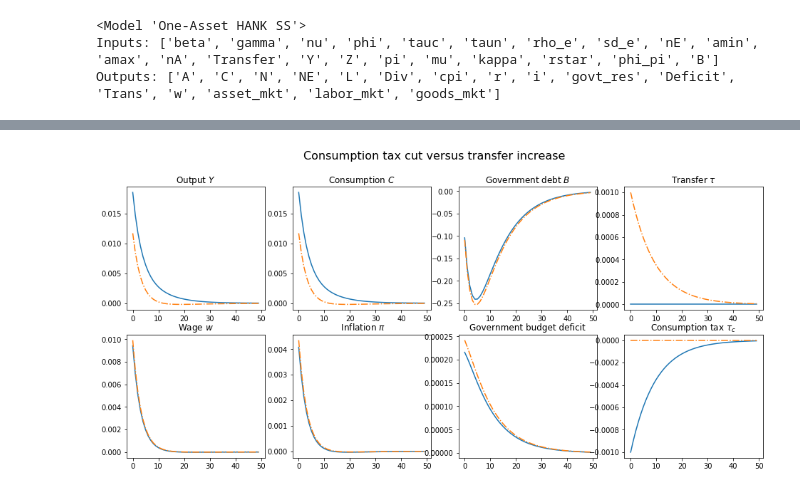
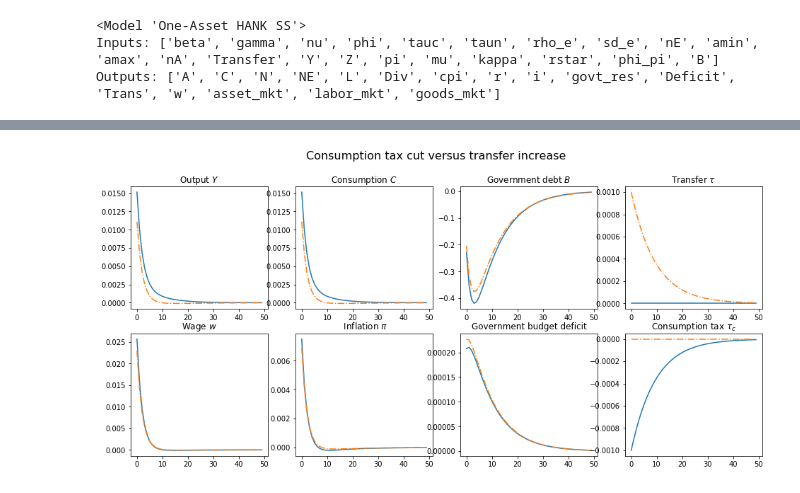
Before and after one commit to danmrc/sequence-jacobian, a Jupyter notebook: notebooks/1 Exogenous transfer + taxes.ipynb, the cells around one changed output, grey strips where cells are left out. Drawn from its saved outputs; the diff is of its cells as text; code cells hidden in the pictures.

Commit message:
Corrected some mistakes with steady state output

```diff
--- a/notebooks/1 Exogenous transfer + taxes.ipynb
+++ b/notebooks/1 Exogenous transfer + taxes.ipynb
@@ -65,9 +66,9 @@ def household(V_prime_p, a_grid, e_grid, r, w, T, beta, gamma, nu, phi, tauc, ta
     a[indexes_asset] = a_grid[0]
 
     if indexes_asset[0].size != 0 and indexes_asset[1].size !=0:
-        aa = np.zeros((indexes_asset[0].size)) + 1E-5
+        aa = np.zeros((indexes_asset[0].size)) + 1E-10 # was 1E-5
         rest = wel[indexes_asset[1]] - a_grid[0] + T[indexes_asset[0]]
-        bb = c[indexes_asset] + 0.5
+        bb = c[indexes_asset] + 0.5 + 100
         c[indexes_asset] = vec_bissection(lambda c : consumption(c,we[indexes_asset[0]],
                                                                  rest,gamma,nu,phi,tauc,taun),aa,bb)
         n[indexes_asset] = ((1 - taun) * we[indexes_asset[0]]
@@ -163,8 +164,8 @@ print(f"Outputs: {hank_ss.outputs}")
 Inputs: ['beta', 'gamma', 'nu', 'phi', 'tauc', 'taun', 'rho_e', 'sd_e', 'nE', 'amin', 'amax', 'nA', 'Transfer', 'Y', 'Z', 'pi', 'mu', 'kappa', 'rstar', 'phi_pi', 'B']
 Outputs: ['A', 'C', 'N', 'NE', 'L', 'Div', 'cpi', 'r', 'i', 'govt_res', 'Deficit', 'Trans', 'w', 'asset_mkt', 'labor_mkt', 'goods_mkt']
 # %%
-calibration = {'gamma': 1.0, 'nu': 0.2, 'rho_e': 0.966, 'sd_e': 0.5, 'nE': 7,
-               'amin': 0, 'amax': 150, 'nA': 500, 'Y': 1.0, 'Z': 1.0, 'pi': 0.0,
+calibration = {'gamma': 1.0, 'nu': 2.0, 'rho_e': 0.966, 'sd_e': 0.92, 'nE': 8,
+               'amin': 0, 'amax': 200, 'nA': 500, 'Y': 1.0, 'Z': 1.0, 'pi': 0.0,
                'mu': 1.2, 'kappa': 0.1, 'rstar': 0.005, 'phi_pi': 0.0, 'B': 6.0,
                'tauc': 0.1, 'taun': 0.036}
 
@@ -215,7 +251,7 @@ dw = [G['w']['rstar'] @ drstar, G['w']['tauc'] @ dtauc, G['w']['Transfer'] @ dts
 dP = [G['pi']['rstar'] @ drstar, G['pi']['tauc'] @ dtauc, G['pi']['Transfer'] @ dtstar]
 dp = [G['cpi']['rstar'] @ drstar, G['cpi']['tauc'] @ dtauc, G['cpi']['Transfer'] @ dtstar]
 dr = [G['r']['rstar'] @ drstar, G['r']['tauc'] @ dtauc, G['r']['Transfer'] @ dtstar]
-dD = [G['Deficit']['rstar'] @ drstar, G['Deficit']['tauc'] @ dtauc, G['Deficit']['Transfer'] @ dtstar]
+#dD = [G['Deficit']['rstar'] @ drstar, G['Deficit']['tauc'] @ dtauc, G['Deficit']['Transfer'] @ dtstar]
 dd = [G['Div']['rstar'] @ drstar, G['Div']['tauc'] @ dtauc, G['Div']['Transfer'] @ dtstar]
 dT = [np.zeros(T), np.zeros(T), G['Trans']['Transfer'] @ dtstar]
 di = [G['i']['rstar'] @ drstar, np.zeros(T), np.zeros(T)]
@@ -226,27 +262,27 @@ fig.suptitle('Consumption tax cut versus transfer increase', size=16)
 
 ax[0, 0].set_title(r'Output $Y$')
 #l1, = ax[0, 0].plot(dY[0][:50, :])
-l1, = ax[0, 0].plot(dY[1][:50, :] * ss0['Y'])
-l2, = ax[0, 0].plot(dY[2][:50, :] * ss0['Y'],'-.')
+l1, = ax[0, 0].plot(dY[1][:50, :] * ss['Y'])
+l2, = ax[0, 0].plot(dY[2][:50, :] * ss['Y'],'-.')
 
 ax[0, 1].set_title(r'Consumption $C$')
 #ax[0, 1].plot(dC[0][:50, :])
-ax[0, 1].plot(dC[1][:50, :] * ss0['C'])
-ax[0, 1].plot(dC[2][:50, :] * ss0['C'],'-.')
+ax[0, 1].plot(dC[1][:50, :] * ss['C'])
+ax[0, 1].plot(dC[2][:50, :] * ss['C'],'-.')
 
 ax[0, 2].set_title(r'Government debt $B$')
 #ax[0, 2].plot(dB[0][:50, :])
-ax[0, 2].plot(dB[1][:50, :] * ss0['A'])
-ax[0, 2].plot(dB[2][:50, :] * ss0['A'],'-.')
+ax[0, 2].plot(dB[1][:50, :] * ss['A'])
+ax[0, 2].plot(dB[2][:50, :] * ss['A'],'-.')
 
 ax[0, 3].set_title(r'Transfer $\tau$')
 ax[0, 3].plot(np.zeros(50))
-ax[0, 3].plot(dT[2][:50, :] * ss0['Trans'],'-.')
+ax[0, 3].plot(dT[2][:50, :] * ss['Trans'],'-.')
 
 ax[1, 0].set_title(r'Wage $w$')
 #ax[1, 0].plot(dw[0][:50, :])
-ax[1, 0].plot(dw[1][:50, :] * ss0['w'])
-ax[1, 0].plot(dw[2][:50, :] * ss0['w'],'-.')
+ax[1, 0].plot(dw[1][:50, :] * ss['w'])
+ax[1, 0].plot(dw[2][:50, :] * ss['w'],'-.')
 
 ax[1, 1].set_title(r' Inflation $\pi$')
 #ax[1, 1].plot(dP[0][:50, :])
@@ -260,64 +296,78 @@ ax[1, 1].plot(dP[2][:50, :],'-.')
 
 ax[1, 2].set_title(r'Government budget deficit')
 #ax[1, 2].plot(dD[0][:50, :])
-ax[1, 2].plot(-dD[1][:50, :] * ss0['Deficit'])
-ax[1, 2].plot(-dD[2][:50, :] * ss0['Deficit'],'-.')
+ax[1, 2].plot(-dD[1][:50, :] * ss['Deficit'])
+ax[1, 2].plot(-dD[2][:50, :] * ss['Deficit'],'-.')
 
 ax[1, 3].set_title(r'Consumption tax $\tau_c$')
-ax[1, 3].plot(dtauc[:50] * ss0['tauc'])
+ax[1, 3].plot(dtauc[:50] * ss['tauc'])
 ax[1, 3].plot(np.zeros(50),'-.')
 plt.show()
 
+# Discounted cumulative sum
+#import torch
+#from torch_discounted_cumsum import discounted_cumsum_right
+#gamma = 0.99
+#x = torch.ones(1, T).cuda()
+#y = discounted_cumsum_right(x, gamma)
+#print(y)
+
 # Show difference between consumption tax and transfers
 dif = [['DIFFERENCE \u03C4c vs \u03C4','IMPACT RATIO','CUMULATIVE SUM'],
-      ['Shocks',np.ndarray.item(- (dtauc[:1] * ss0['tauc']) / (dT[2][:1, :] * ss0['Trans'])),
+      ['Shocks',np.ndarray.item(- (dtauc[:1] * ss['tauc']) / (dT[2][:1, :] * ss['Trans'])),
        - np.sum(dtauc) - np.sum(dT[2][:300])],
       ['Output',np.ndarray.item(dY[1][:1, :] / dY[2][:1, :]),
-       (np.sum(dY[1][:300, :]) - np.sum(dY[2][:300, :])) * ss0['Y'] * 1],
+       (np.sum(dY[1][:300, :]) - np.sum(dY[2][:300, :])) * ss['Y'] * 1],
       ['Consumption',np.ndarray.item(dC[1][:1, :] / dC[2][:1, :]), np.sum(dC[1][:300, :]) - np.sum(dC[2][:300, :])],
       ['Inflation',np.ndarray.item(dP[1][:1, :] / dP[2][:1, :]), np.sum(dP[1][:300, :]) - np.sum(dP[2][:300, :])],
       ['Wage',np.ndarray.item(dw[1][:1, :] / dw[2][:1, :]), np.sum(dw[1][:300, :]) - np.sum(dw[2][:300, :])],
       ['Deficit',np.ndarray.item(dD[1][:1, :] / dD[2][:1, :]), np.sum(dD[1][:300, :]) - np.sum(dD[2][:300, :])]]
 dash = '-' * 50
 for i in range(len(dif)):
     if i == 0:
         print(dash)
         print('{:<20s} {:^12s}  {:>15s}'.format(dif[i][0],dif[i][1],dif[i][2]))
         print(dash)
     else:
         print('{:<20s} {:^12.3f}  {:>15.3f}'.format(dif[i][0],dif[i][1],dif[i][2]))
 
 # Show steady state
-ss_param = [['Discount factor', ss0['beta'], 'Intertemporal elasticity', ss0['gamma']],
-        ['Labor supply elasticity', 1 / ss0['nu'], 'Labor supply disutility', ss0['phi']],
-        ['Goods substitutability', ss0['mu'] / (ss0['mu'] - 1) , 'Price markup', ss0['mu']],
-        ['Phillips curve slope', ss0['kappa'], 'Taylor rule inflation ', ss0['phi_pi']],
-        ['Consumption tax rate', ss0['tauc'], 'Labor tax rate', ss0['taun']]]
+ss_param = [['Discount factor', ss['beta'], 'Intertemporal elasticity', ss['gamma']],
+        ['Labor supply elasticity', 1 / ss['nu'], 'Labor supply disutility', ss['phi']],
+        ['Goods substitutability', ss['mu'] / (ss['mu'] - 1) , 'Price markup', ss['mu']],
+        ['Phillips curve slope', ss['kappa'], 'Taylor rule inflation ', ss['phi_pi']],
+        ['Consumption tax rate', ss['tauc'], 'Labor tax rate', ss['taun']]]
 
-ss_var = [['Output', ss0['N'] * ss0['Z'], 'Government debt', ss0['A']],
-        ['Hours', ss0['N'], 'Transfers', ss0['Transfer']],
-        ['Consumption', ss0['C'], 'Dividends', ss0['Div']],
-        ['Wage', ss0['w'], 'Marginal cost', ss0['w'] / ss0['Z']],
-        ['Inflation', ss0['pi'], 'Consumption tax revenue', ss0['tauc'] * ss0['C']],
-        ['Nominal interest rate', ss0['r']*(1+ss0['pi']), 'Labor tax revenue', ss0['taun']*ss0['N']*ss0['w']],
-        ['Real interest rate', ss0['r'], 'Debt servicing  cost', ss0['r'] * ss0['A']]]
-ss_mkt = [['Bond market', ss0['asset_mkt'], 'Labor market', ss0['labor_mkt']],
-          ['Goods market (resid)', ss0['goods_mkt'], 'Government budget', ss0['govt_res']]]
+ss_var = [['Output', ss['Y'], 'Government debt', ss['A']],
+        ['Consumption', ss['C'], 'Transfers', ss['Transfer']],
+        ['Hours', ss['N'], 'Dividends', ss['Div']],
+        ['Wage', ss['w'], 'Marginal cost', ss['w'] / ss['Z']],
+        ['Inflation', ss['pi'], 'Consumption tax revenue', ss['tauc'] * ss['C']],
+        ['Nominal interest rate', ss['r']*(1+ss['pi']), 'Labor tax revenue', ss['taun']*ss['N']*ss['w']],
+        ['Real interest rate', ss['r'], 'Debt servicing  cost', ss['r'] * ss['A']]]
+
+ss_mom = [['Share of hand-to-mouth', htm, 'Gini index', gini_wealth]]
+
+ss_mkt = [['Bond market', ss['asset_mkt'], 'Labor market', ss['labor_mkt']],
+          ['Goods market (resid)', ss['goods_mkt'], 'Government budget', ss['govt_res']]]
 
 dash = '-' * 73
 print(dash)
 print('PARAMETERS')
 for i in range(len(ss_param)):
       print('{:<24s}{:>12.3f}   {:24s}{:>10.3f}'.format(ss_param[i][0],ss_param[i][1],ss_param[i][2],ss_param[i][3]))
-print('\nVARIABLES IN STEADY STATE')
+print('\nAGGREGATE VARIABLES IN STEADY STATE')
 for i in range(len(ss_var)):
       print('{:<24s}{:>12.3f}   {:24s}{:>10.3f}'.format(ss_var[i][0],ss_var[i][1],ss_var[i][2],ss_var[i][3]))
+print('\nDISTRIBUTIONAL VARIABLES IN STEADY STATE')
+for i in range(len(ss_mom)):
+      print('{:<24s}{:>12.3f}   {:24s}{:>10.3f}'.format(ss_mom[i][0],ss_mom[i][1],ss_mom[i][2],ss_mom[i][3]))
 print('\nMARKET CLEARING')
 for i in range(len(ss_mkt)):
       print('{:<24s}{:>12.0e}   {:24s}{:>10.0e}'.format(ss_mkt[i][0],ss_mkt[i][1],ss_mkt[i][2],ss_mkt[i][3]))
 print(dash)
 # %% [output]
-[figure, old version]
+[figure, new version]
 --------------------------------------------------
 DIFFERENCE τc vs τ   IMPACT RATIO   CUMULATIVE SUM
 --------------------------------------------------
```
Also changed, not shown: parts of 7 cells of this notebook, 4 other files.
